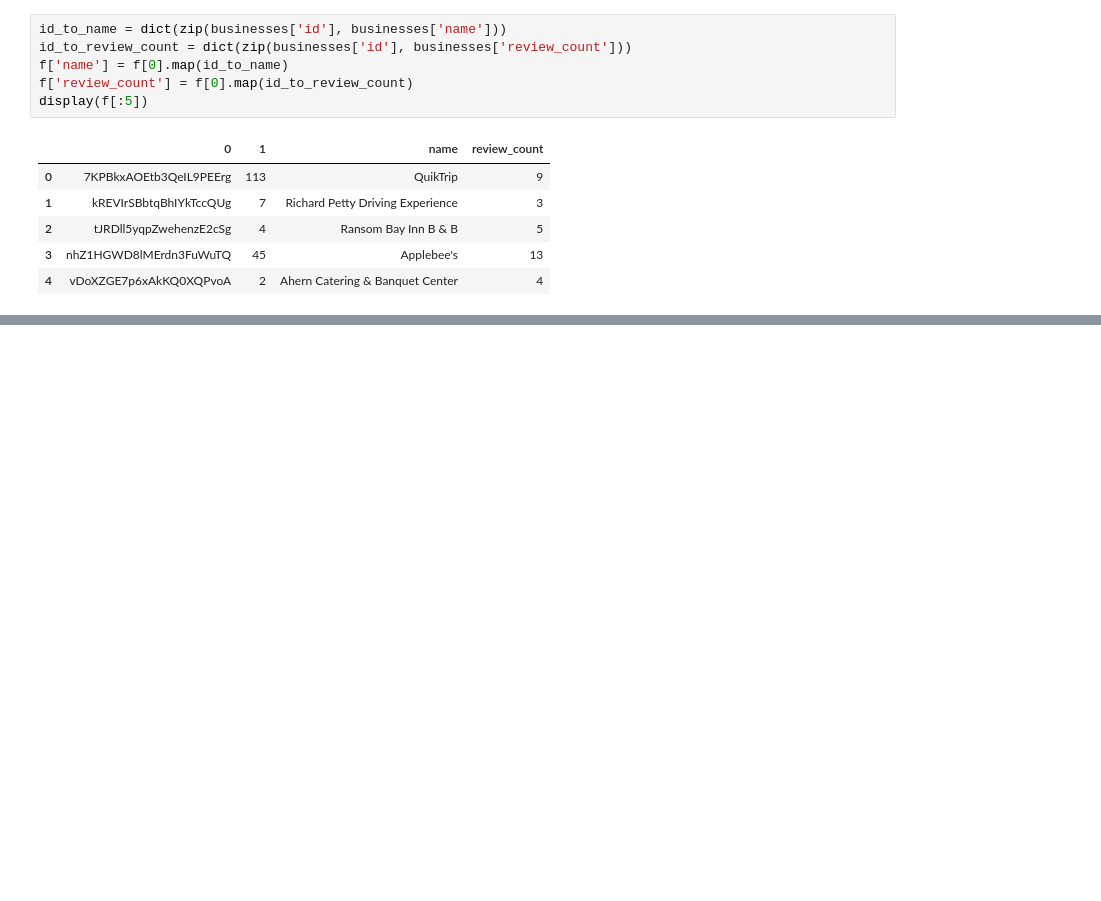
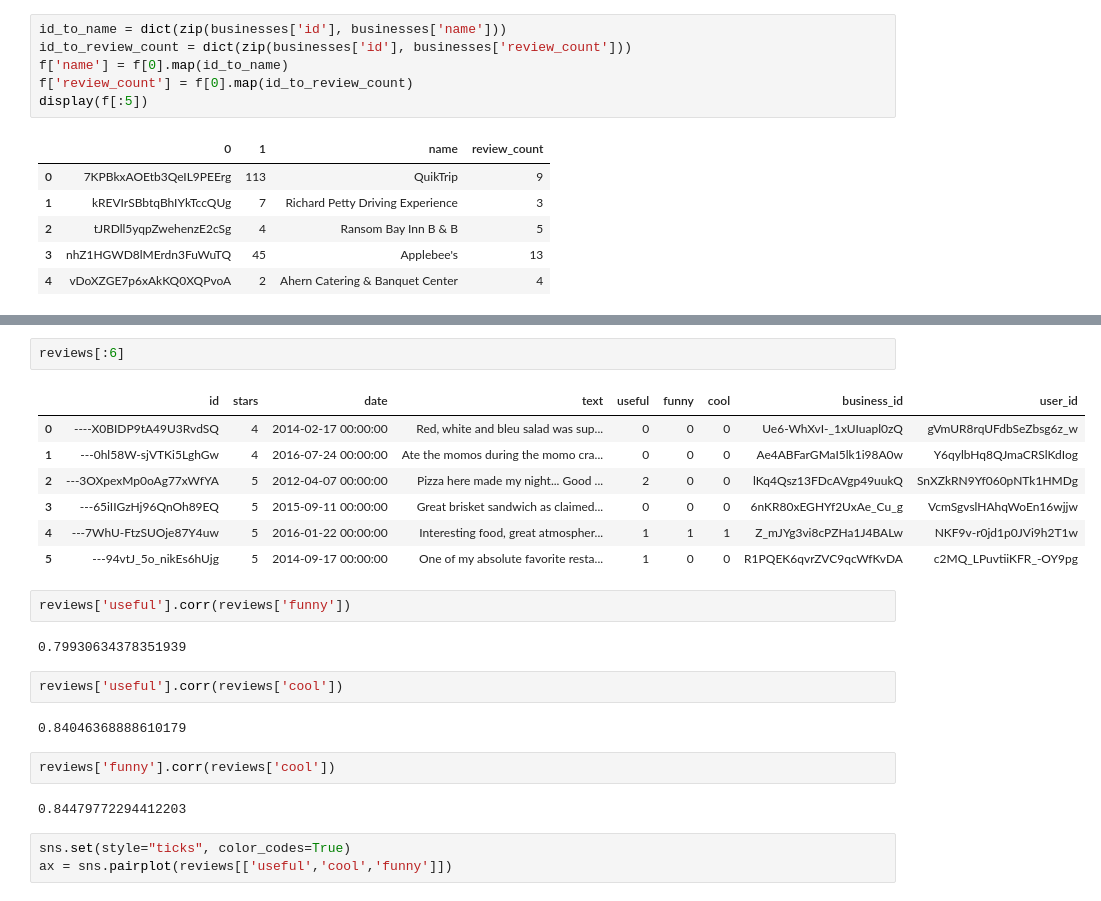
Before and after one commit to gravelcycles/yelp-dataset-challenge, a Jupyter notebook: Devin's EDA.ipynb, the cells around one changed output, grey strips where cells are left out. Saved outputs shown, nothing was run; the diff lists cells and outputs as text; blank space fills up the shorter version.

```diff
--- a/Devin's EDA.ipynb
+++ b/Devin's EDA.ipynb
@@ -75,0 +85,25 @@ f[1].corr(f['review_count'])
+# %%
+reviews[:6]
+# %% [output]
+|  | id | stars | date | text | useful | funny | cool | business_id | user_id |
+| 0 | ----X0BIDP9tA49U3RvdSQ | 4 | 2014-02-17 00:00:00 | Red, white and bleu salad was sup... | 0 | 0 | 0 | Ue6-WhXvI-_1xUIuapl0zQ | gVmUR8rqUFdbSeZbsg6z_w |
+| 1 | ---0hl58W-sjVTKi5LghGw | 4 | 2016-07-24 00:00:00 | Ate the momos during the momo cra... | 0 | 0 | 0 | Ae4ABFarGMaI5lk1i98A0w | Y6qylbHq8QJmaCRSlKdIog |
+| 2 | ---3OXpexMp0oAg77xWfYA | 5 | 2012-04-07 00:00:00 | Pizza here made my night... Good ... | 2 | 0 | 0 | lKq4Qsz13FDcAVgp49uukQ | SnXZkRN9Yf060pNTk1HMDg |
+| 3 | ---65iIIGzHj96QnOh89EQ | 5 | 2015-09-11 00:00:00 | Great brisket sandwich as claimed... | 0 | 0 | 0 | 6nKR80xEGHYf2UxAe_Cu_g | VcmSgvslHAhqWoEn16wjjw |
+| 4 | ---7WhU-FtzSUOje87Y4uw | 5 | 2016-01-22 00:00:00 | Interesting food, great atmospher... | 1 | 1 | 1 | Z_mJYg3vi8cPZHa1J4BALw | NKF9v-r0jd1p0JVi9h2T1w |
+| 5 | ---94vtJ_5o_nikEs6hUjg | 5 | 2014-09-17 00:00:00 | One of my absolute favorite resta... | 1 | 0 | 0 | R1PQEK6qvrZVC9qcWfKvDA | c2MQ_LPuvtiiKFR_-OY9pg |
+# %%
+reviews['useful'].corr(reviews['funny'])
+# %% [output]
+0.79930634378351939
+# %%
+reviews['useful'].corr(reviews['cool'])
+# %% [output]
+0.84046368888610179
+# %%
+reviews['funny'].corr(reviews['cool'])
+# %% [output]
+0.84479772294412203
+# %%
+sns.set(style="ticks", color_codes=True)
+ax = sns.pairplot(reviews[['useful','cool','funny']])
```
Also changed, not shown: parts of 6 cells of this notebook.
